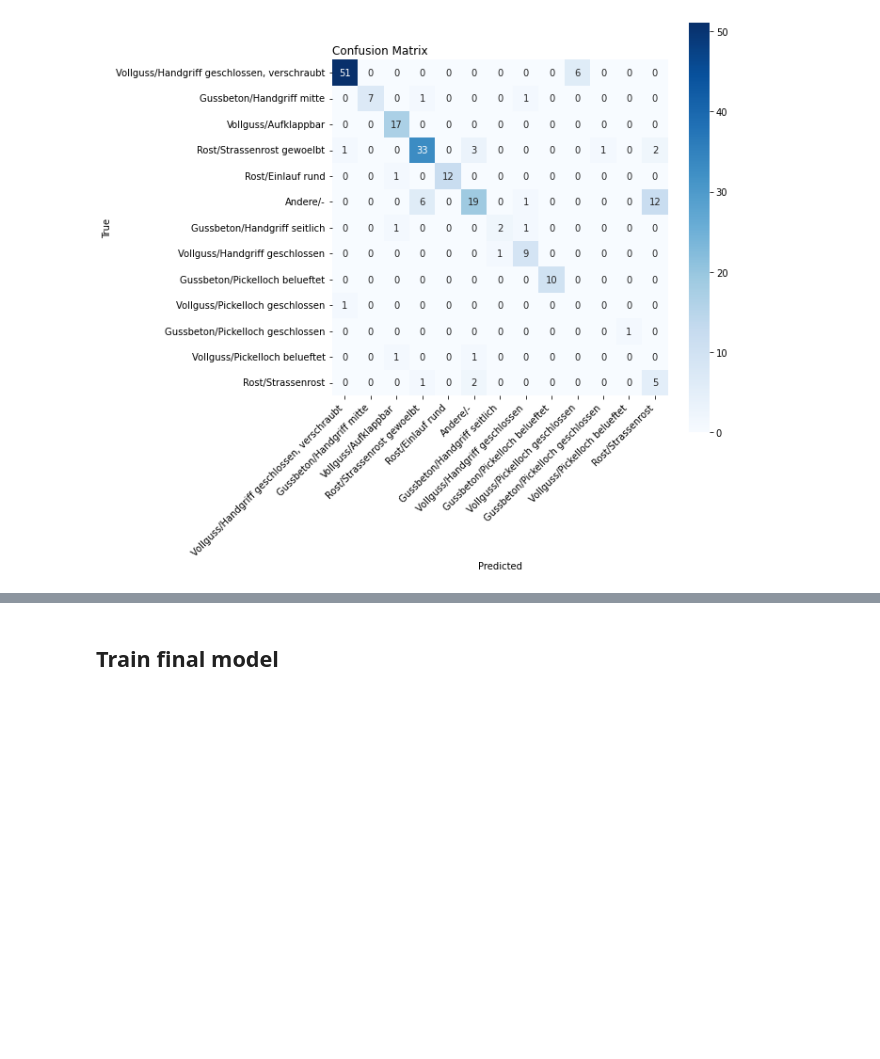
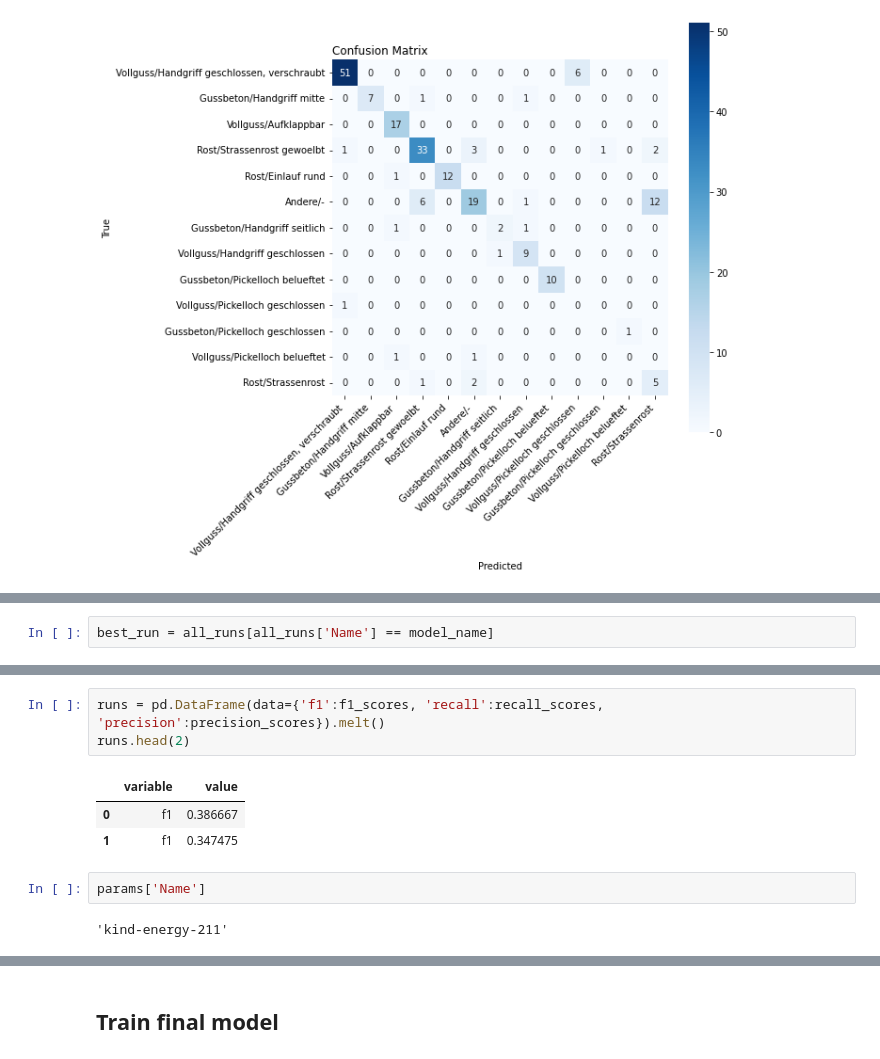
Before and after one commit to FiratSaritas/manhole-cover-classification, a Jupyter notebook: model/analyze_topn.ipynb, the cells around one changed output, grey strips where cells are left out. Cells and saved outputs as stored; diff of their text form; blank space fills up the shorter version.

```diff
--- a/model/analyze_topn.ipynb
+++ b/model/analyze_topn.ipynb
@@ -396,0 +578,2 @@ EvaluationPlots.plot_confusion_matrix(y_true, y_pred,
+# %%
+best_run = all_runs[all_runs['Name'] == model_name]
@@ -396,0 +628,11 @@ EvaluationPlots.plot_confusion_matrix(y_true, y_pred,
+# %%
+runs = pd.DataFrame(data={'f1':f1_scores, 'recall':recall_scores, 'precision':precision_scores}).melt()
+runs.head(2)
+# %% [output]
+|  | variable | value |
+| 0 | f1 | 0.386667 |
+| 1 | f1 | 0.347475 |
+# %%
+params['Name']
+# %% [output]
+'kind-energy-211'
```
Also changed, not shown: parts of 34 cells of this notebook.
